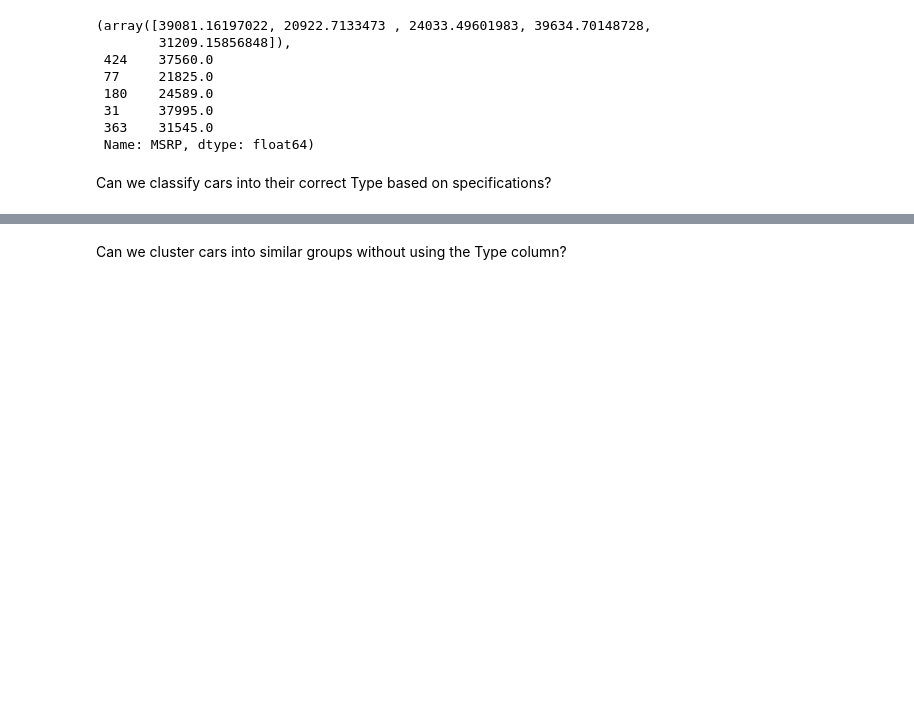
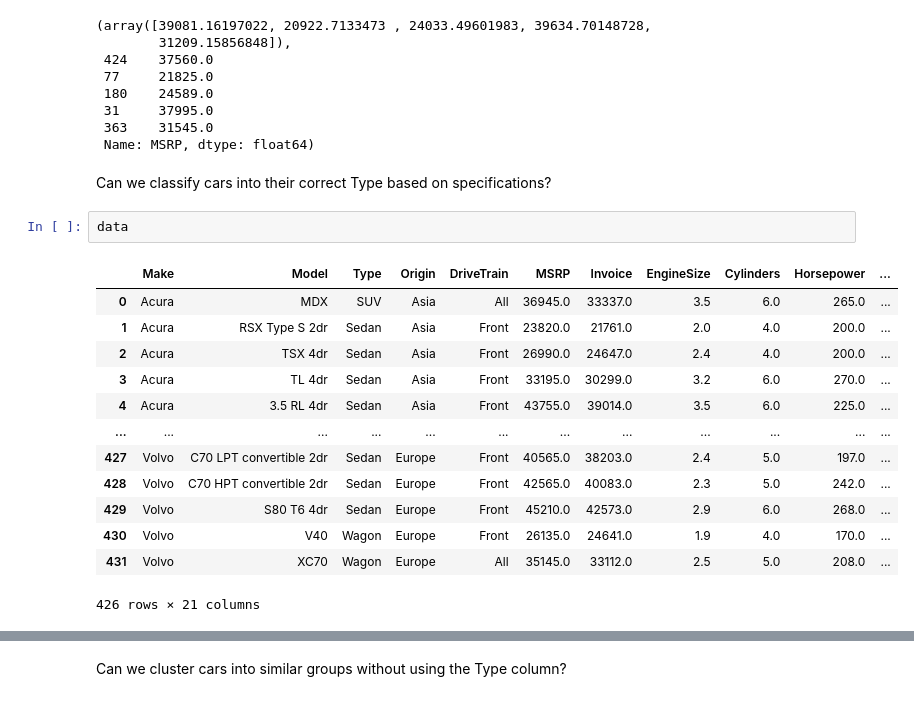
Before and after one commit to trailokya-world/Car-Data-Analysis, a Jupyter notebook: car_data_analysis/car_data_analysis.ipynb, the cells around one changed output, grey strips where cells are left out. Saved outputs shown, nothing was run; the diff lists cells and outputs as text; blank space fills up the shorter version.

```diff
--- a/car_data_analysis/car_data_analysis.ipynb
+++ b/car_data_analysis/car_data_analysis.ipynb
@@ -575,3 +575,19 @@ y_predicted[:5],y_test[:5]
  Name: MSRP, dtype: float64)
 # %% [markdown]
 Can we classify cars into their correct Type based on specifications?
+# %%
+data
+# %% [output]
+|  | Make | Model | Type | Origin | DriveTrain | MSRP | Invoice | EngineSize | Cylinders | Horsepower | ... |
+| 0 | Acura | MDX | SUV | Asia | All | 36945.0 | 33337.0 | 3.5 | 6.0 | 265.0 | ... |
+| 1 | Acura | RSX Type S 2dr | Sedan | Asia | Front | 23820.0 | 21761.0 | 2.0 | 4.0 | 200.0 | ... |
+| 2 | Acura | TSX 4dr | Sedan | Asia | Front | 26990.0 | 24647.0 | 2.4 | 4.0 | 200.0 | ... |
+| 3 | Acura | TL 4dr | Sedan | Asia | Front | 33195.0 | 30299.0 | 3.2 | 6.0 | 270.0 | ... |
+| 4 | Acura | 3.5 RL 4dr | Sedan | Asia | Front | 43755.0 | 39014.0 | 3.5 | 6.0 | 225.0 | ... |
+| ... | ... | ... | ... | ... | ... | ... | ... | ... | ... | ... | ... |
+| 427 | Volvo | C70 LPT convertible 2dr | Sedan | Europe | Front | 40565.0 | 38203.0 | 2.4 | 5.0 | 197.0 | ... |
+| 428 | Volvo | C70 HPT convertible 2dr | Sedan | Europe | Front | 42565.0 | 40083.0 | 2.3 | 5.0 | 242.0 | ... |
+| 429 | Volvo | S80 T6 4dr | Sedan | Europe | Front | 45210.0 | 42573.0 | 2.9 | 6.0 | 268.0 | ... |
+| 430 | Volvo | V40 | Wagon | Europe | Front | 26135.0 | 24641.0 | 1.9 | 4.0 | 170.0 | ... |
+| 431 | Volvo | XC70 | Wagon | Europe | All | 35145.0 | 33112.0 | 2.5 | 5.0 | 208.0 | ... |
+426 rows × 21 columns
```
Also changed, not shown: parts of 15 cells of this notebook.
